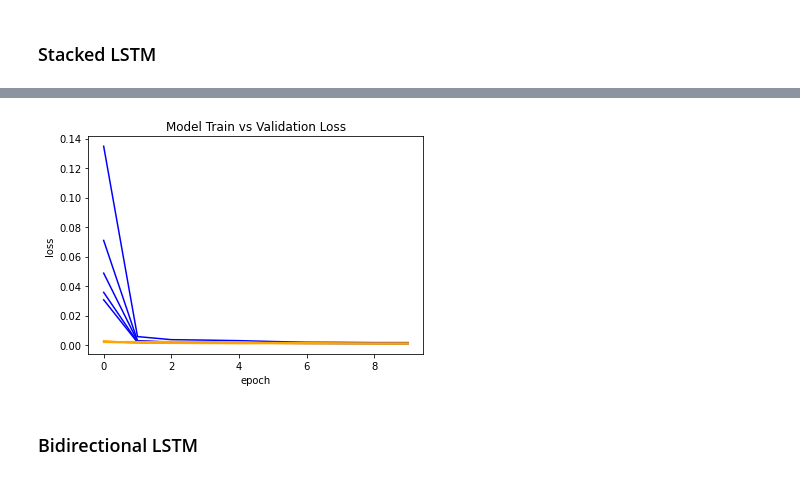
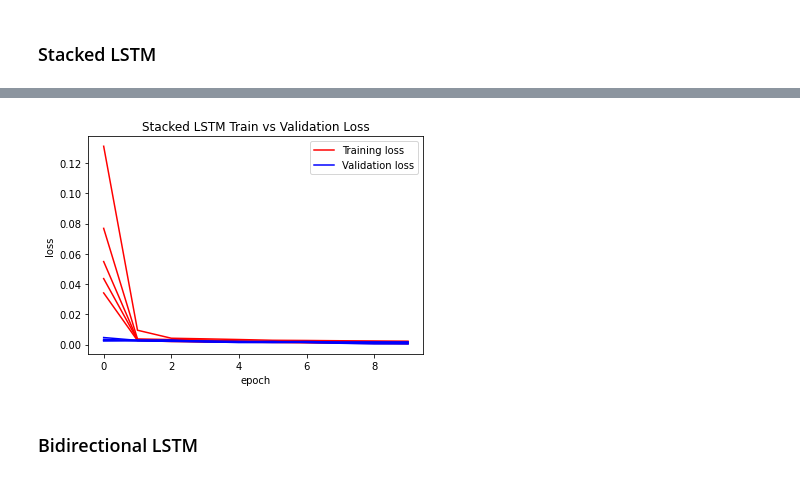
Before and after one commit to melaniaczobit/Major-Research-Project, a Jupyter notebook: MRP_LSTM.ipynb, the cells around one changed output, grey strips where cells are left out. Drawn from its saved outputs; the diff is of its cells as text; code cells hidden in the pictures.

Commit message:
5-fold cross validation for all 3 models

```diff
--- a/MRP_LSTM.ipynb
+++ b/MRP_LSTM.ipynb
@@ -204,6 +359,6 @@ plt.show()
 # %%
 # stacked LSTM
-X = df_T1.drop(['Efficiency'], axis=1)
+X = df_T1.drop(['class', 'Efficiency'], axis=1)
 y = df_T1['Efficiency']
 y = np.array(y)
 
@@ -213,6 +368,7 @@ X = np.array(X).reshape(X.shape[0], 1, X.shape[1])
 
 rmse = []
 mae = []
+mape = []
 train = pd.DataFrame()
 val = pd.DataFrame()
 tscv = TimeSeriesSplit(n_splits=5)
@@ -220,14 +376,14 @@ i=1
 for train_index, test_index in tscv.split(X):
 
   X_train = X[train_index]
-  X_train = X_train.reshape(X_train.shape[0], 1, 19)
+  X_train = X_train.reshape(X_train.shape[0], 1, 18)
   X_test = X[test_index]
-  X_test = X_test.reshape(X_test.shape[0],1,19)
+  X_test = X_test.reshape(X_test.shape[0],1,18)
   y_train = y[train_index]
   y_test = y[test_index]
 
   model2 = Sequential()
-  model2.add(LSTM(128, activation='relu', input_shape=(1, 19), return_sequences = True))
+  model2.add(LSTM(128, activation='relu', input_shape=(1, 18), return_sequences = True))
   model2.add(Dropout(0.40))
   model2.add(LSTM(64, activation='relu', return_sequences = True))
   model2.add(Dropout(0.40))
@@ -241,11 +397,14 @@ for train_index, test_index in tscv.split(X):
   rmse.append(rmse_value)
   mae_value = metrics.mean_absolute_error(y_test, y_pred)
   mae.append(mae_value)
+  mape_value = np.mean(np.abs((y_test - y_pred) / y_test)) * 100
+  mape.append(mape_value)
 
   train[str(i)] = history_s.history['loss']
   val[str(i)] = history_s.history['val_loss']
   i += 1
+print("Average MAE value: ", sum(mae)/len(mae))
+print("Average MAPE value: ", sum(mape)/len(mape))
 print("Average RMSE value: ", sum(rmse)/len(rmse))
-print("Average MAE value: ", sum(mae)/len(mae))
 # %% [output]
 Epoch 1/10
@@ -268,12 +427,18 @@ Average MAE value:  0.026134286692212357
 # %%
-plt.plot(train, color='blue', label='train')
-plt.plot(val, color='orange', label='validation')
-plt.title('Model Train vs Validation Loss')
+plt.plot(train, color='red', label='Training loss')
+plt.plot(val, color='blue', label='Validation loss')
+plt.title('Stacked LSTM Train vs Validation Loss')
 plt.ylabel('loss')
 plt.xlabel('epoch')
+
+handles, labels = plt.gca().get_legend_handles_labels()
+labels, ids = np.unique(labels, return_index=True)
+handles = [handles[i] for i in ids]
+plt.legend(handles, labels, loc='best')
+
 plt.show()
 # %% [output]
-[figure, old version]
+[figure, new version]
 # %% [markdown]
 ### Bidirectional LSTM
 # %%
```
Also changed, not shown: parts of 12 cells of this notebook.
